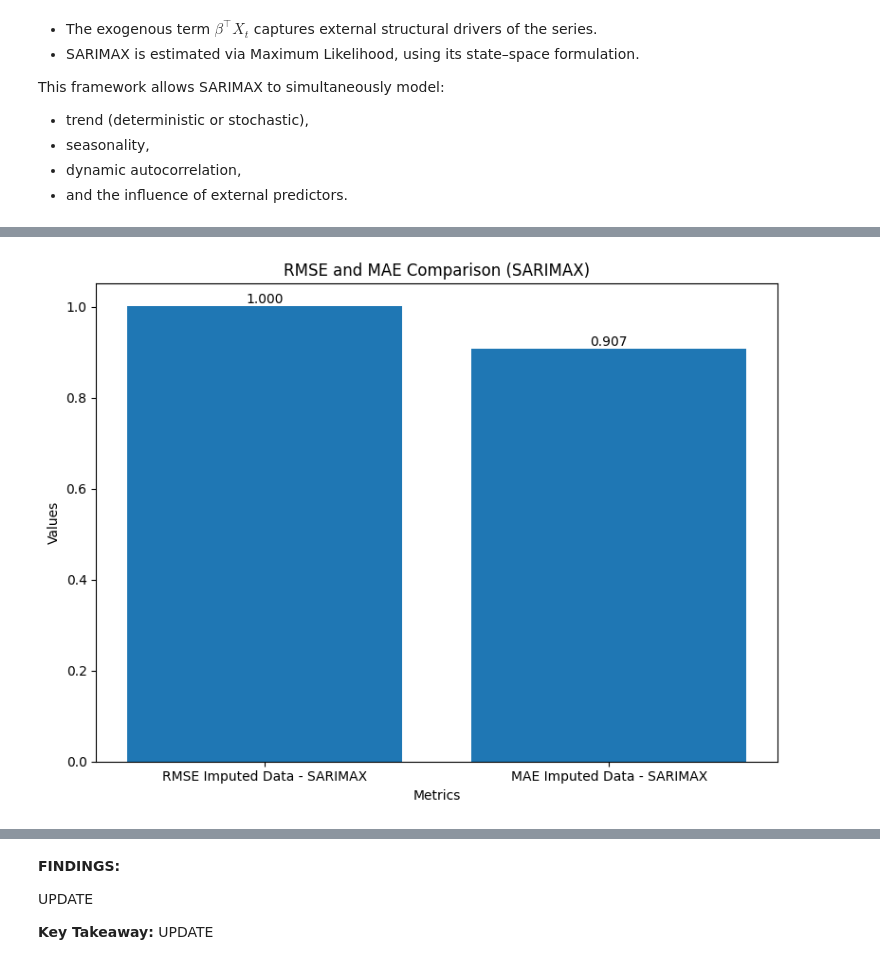
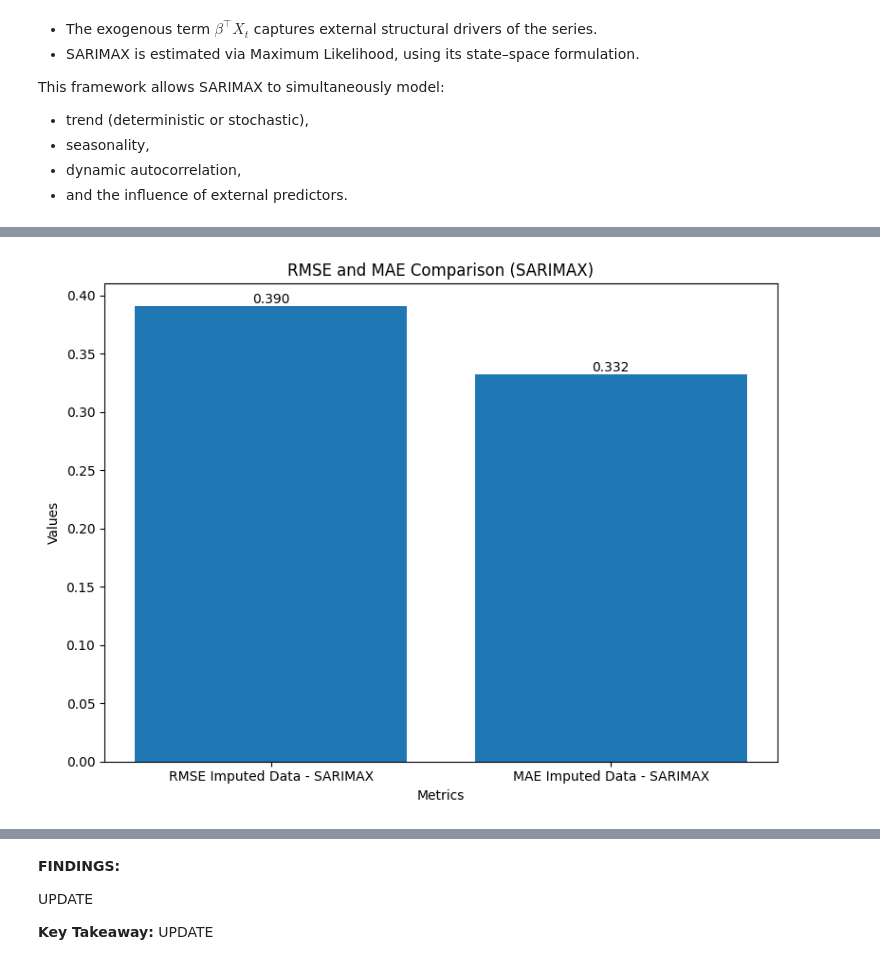
Before and after one commit to thenaivecoder89/statistical_and_machine_learning_models, a Jupyter notebook: inflation/arima_sarima_xgboost/Comparative_analysis_report_on_sarimax_xgb_on_inflation_dataset.ipynb, the cells around one changed output, grey strips where cells are left out. Saved outputs shown, nothing was run; the diff lists cells and outputs as text; code cells hidden in the pictures.

Commit message:
Updated with implementation of ARIMAX model - FINAL

```diff
--- a/inflation/arima_sarima_xgboost/Comparative_analysis_report_on_sarimax_xgb_on_inflation_dataset.ipynb
+++ b/inflation/arima_sarima_xgboost/Comparative_analysis_report_on_sarimax_xgb_on_inflation_dataset.ipynb
@@ -151,10 +151,10 @@ df_endogenous = df_inflation_imputed[
     df_inflation_imputed.index >= '2014-01-01'
 ]
 train_endogenous_data = df_endogenous[
-    df_endogenous.index <= '2023-04-01'
+    df_endogenous.index <= '2024-08-01'
 ]
 test_endogenous_data = df_endogenous[
-    df_endogenous.index > '2023-04-01'
+    df_endogenous.index > '2024-08-01'
 ]
 # %% [output]
 Revised inflation dataset - after setting date as index:
@@ -1277,10 +1277,10 @@ df_exogenous = pd.concat(
     join='inner'
 )
 train_exogenous_data = df_exogenous[
-    df_exogenous.index <= '2023-04-01'
+    df_exogenous.index <= '2024-08-01'
 ]
 test_exogenous_data = df_exogenous[
-    df_exogenous.index > '2023-04-01'
+    df_exogenous.index > '2024-08-01'
 ]
 print(f'Number of observations in exogenous training dataset: {len(train_exogenous_data.index)}')
 print(f'Number of observations in exogenous test dataset: {len(test_exogenous_data.index)}')
@@ -1289,8 +1289,8 @@ print(f'Number of observations in exogenous test dataset: {len(test_exogenous_da
 print('Model training and RMSE/ MAE results:')
 model_sarimax_imputed = SARIMAX(
     endog=train_endogenous_data['CPI_Inflation_YoY_Percent_Imputed'],
-    order=(1, inflation_differencing, 1),
-    seasonal_order=(1, inflation_differencing, 1, 12),
+    order=(1, inflation_differencing, 0),
+    seasonal_order=(0, inflation_differencing, 0, 0),
     trend= inflation_trend,
     exog=train_exogenous_data[['CFPI_Values', 'USD_PER_BARREL', 'USD_TO_INR', 'Repo_Rate']],
     enforce_invertibility=False,
@@ -1328,25 +1328,70 @@ print(f'Summary Statistics:\n{model_sarimax_imputed.summary()}')
 
 # Generating Forecast Based on Imputed Data.
 print('====================================================================')
-print('Generating 5-year forecast for each exogenous variable - using ARIMA:')
-model_auto_arima_exog = auto_arima(
-    y=train_endogenous_data['CPI_Inflation_YoY_Percent_Imputed'],
-    exogenous=train_exogenous_data[['CFPI_Values', 'USD_PER_BARREL', 'USD_TO_INR', 'Repo_Rate']],
-    seasonal=False,
-    trace=True,
-    suppress_warnings=True
+print('Generating future index')
+future_index_exog = pd.date_range(
+    start=train_exogenous_data.index[-1] + pd.offsets.MonthBegin(1),
+    periods=60,
+    freq='MS'
 )
-print(f'Auto ARIMA results on exogenous variables:\n{model_auto_arima_exog.summary()}')
-model_arima_exog = ARIMA(
-    endog=train_exogenous_data[['CFPI_Values', 'USD_PER_BARREL', 'USD_TO_INR', 'Repo_Rate']],
-    order=(1, 0, 1),
-    trend='c'
+print('Generating 5 year forecast of CFPI using ARIMA')
+model_cfpi_forecast = pd.DataFrame(
+    {
+        'CFPI_Forecast_Values': auto_arima(
+            train_exogenous_data['CFPI_Values'],
+            seasonal=False).predict(60)
+        },
+    index=future_index_exog
 )
+print(f'CFPI Forecast:\n{model_cfpi_forecast.tail(10)}')
+print(f'Generating 5 year forecast of Brent using ARIMA')
+model_brent_forecast = pd.DataFrame(
+    {
+        'Brent_Forecast_Values': auto_arima(
+        train_exogenous_data['USD_PER_BARREL'],
+        seasonal=False
+    ).predict(60)
+        },
+    index=future_index_exog
+)
+print(f'Brent Forecast:\n{model_brent_forecast.tail(10)}')
+print(f'Generating 5 year forecast of FX using ARIMA')
+model_fx_forecast = pd.DataFrame(
+    {
+        'FX_Forecast_Values': auto_arima(
+        train_exogenous_data['USD_TO_INR'],
+        seasonal=False
+    ).predict(60)
+        },
+    index=future_index_exog
+)
+print(f'FX Forecast:\n{model_fx_forecast.tail(10)}')
+print(f'Generating 5 year forecast of Repo using FFill')
+last_repo_value = train_exogenous_data['Repo_Rate'].iloc[-1]
+model_repo_forecast = pd.DataFrame(
+    {
+        'Repo_Forecast_Values': [last_repo_value] * 60
+        },
+    index=future_index_exog
+)
+print(f'Repo Forecast:\n{model_repo_forecast.tail(10)}')
+print('====================================================================')
+print('Generating consolidated 5-year forecast of exogenous variables:')
+df_exogenous_forecast = pd.DataFrame(
+    {
+        'CFPI_Forecast_Values': model_cfpi_forecast['CFPI_Forecast_Values'],
+        'Brent_Forecast_Values': model_brent_forecast['Brent_Forecast_Values'],
+        'FX_Forecast_Values': model_fx_forecast['FX_Forecast_Values'],
+        'Repo_Forecast_Values': model_repo_forecast['Repo_Forecast_Values']
+        },
+    index=future_index_exog
+)
+print(f'Consolidated 5-year forecast of exogenous variables:\n{df_exogenous_forecast.tail(10)}')
 print('====================================================================')
 print('Generating 5-year forecast based on imputed dataset:')
 model_sarimax_imputed_forecast = model_sarimax_imputed.get_forecast(
     steps=60,
-    exog=['CFPI_Values', 'USD_PER_BARREL', 'USD_TO_INR', 'Repo_Rate']
+    exog=df_exogenous_forecast[['CFPI_Forecast_Values', 'Brent_Forecast_Values', 'FX_Forecast_Values', 'Repo_Forecast_Values']]
 )
 model_sarimax_imputed_forecast_summary = model_sarimax_imputed_forecast.summary_frame(alpha=0.05)
 df_prediction_data_sarimax_imp = model_sarimax_imputed_forecast_summary[['mean', 'mean_se', 'mean_ci_lower', 'mean_ci_upper']]
@@ -1383,5 +1428,5 @@ Imputed Data MAE - SARIMAX: 0.9066856387904699
 SARIMAX performance on out-of-sample parameters:
-[figure, old version]
+[figure, new version]
 Summary Statistics:
                                        SARIMAX Results
 =============================================================================================
```
Also changed, not shown: parts of 1 cell of this notebook.
